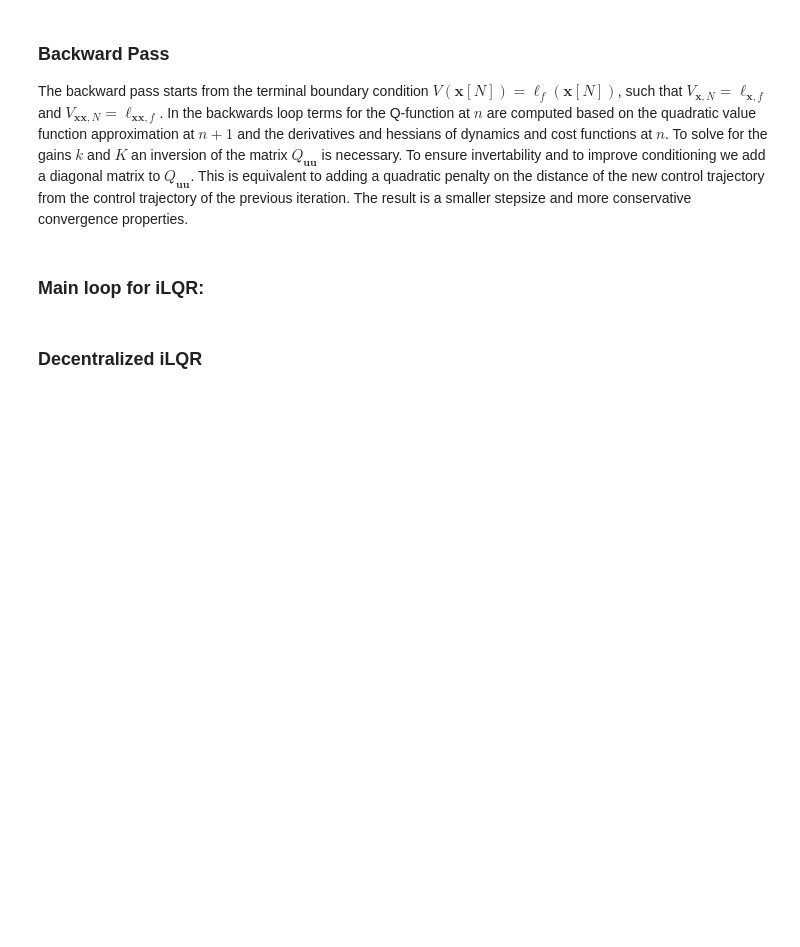
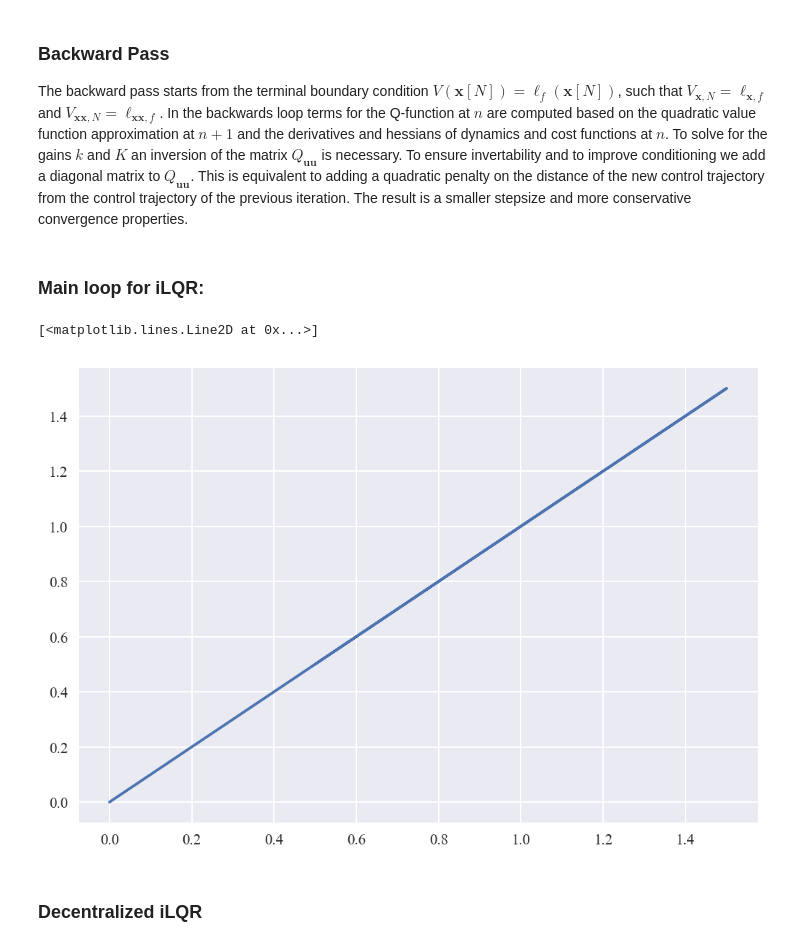
Before and after one commit to RandyChen233/potential-iLQR, a Jupyter notebook: Decentrazlied_copy.ipynb, the cells around one changed output. Saved outputs shown, nothing was run; the diff lists cells and outputs as text; code cells hidden in the pictures; blank space fills up the shorter version.

```diff
--- a/Decentrazlied_copy.ipynb
+++ b/Decentrazlied_copy.ipynb
@@ -458,6 +524,22 @@ def run_ilqr(x0, N, max_iter, regu_init, alpha_init, x_dim, u_dim, n_agents, x_r
             break
 
     return x_trj, u_trj, cost_trace, regu_trace, redu_ratio_trace, redu_trace, alpha_trace
+# %%
+x0 = np.array([0.5, 1.5, 0, 0      #1st row for agent1, 2nd row for agent2, 3rd row for agent3
+                           ])
+
+x_ref = np.array([2.5, 1.5, 0 , 0 ]) #reference state
+x_ref_T = x_ref
+n_states = 4
+n_inputs = 2
+x_trj, u_trj, cost_trace, regu_trace, redu_ratio_trace, redu_trace, alpha_trace = \
+run_ilqr(x0, N= 50, max_iter = 50, regu_init = 100, alpha_init = 1, x_dim = (4,), u_dim = (2,), n_agents = 1, x_ref = x_ref, x_ref_T = x_ref)
+# %%
+plt.figure(dpi=150)
+plt.plot(x_trj[0,:],x_trj[1,:])
+# %% [output]
+[<matplotlib.lines.Line2D at 0x...>]
+[figure, added]
 # %% [markdown]
 ### Decentralized iLQR
 # %%
```
Also changed, not shown: parts of 27 cells of this notebook, 2 other files.
